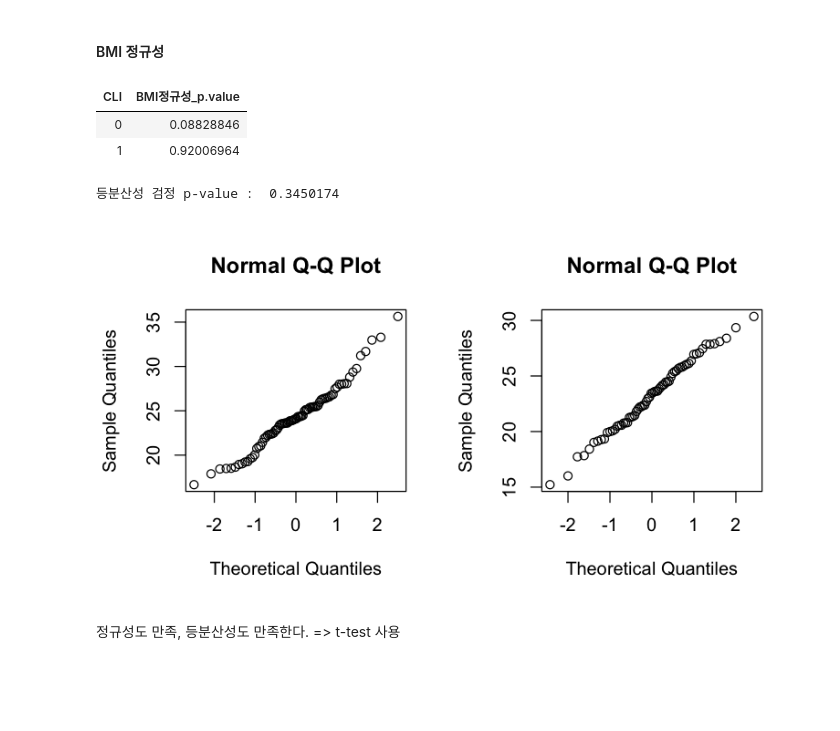
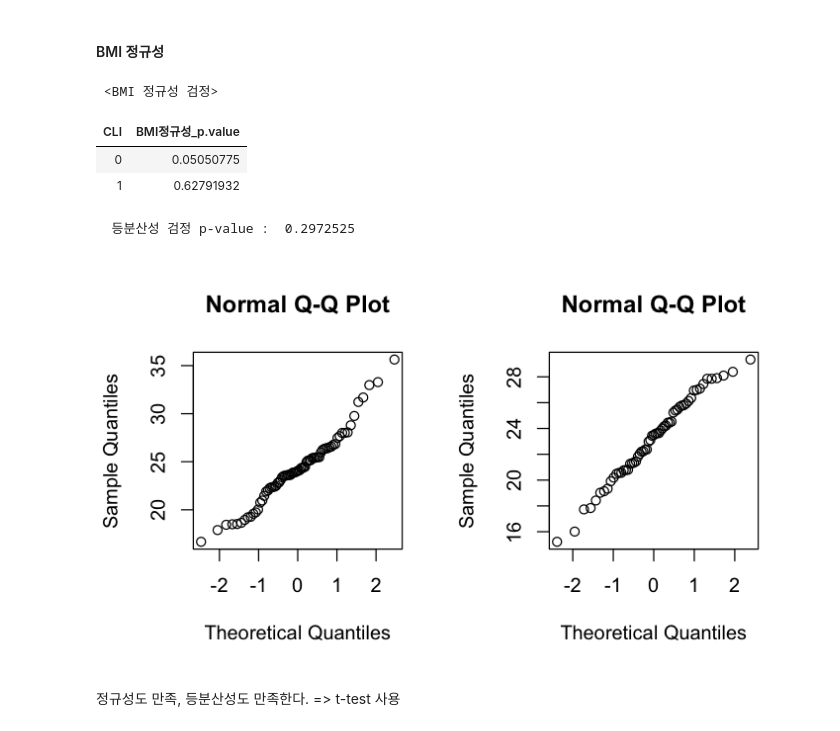
Before and after one commit to JungOhLee/CKDwithCLI, a Jupyter notebook: DA1-CLIDemo.ipynb, the cells around one changed output. Drawn from its saved outputs; the diff is of its cells as text; code cells hidden in the pictures; blank space fills up the shorter version.

```diff
--- a/DA1-CLIDemo.ipynb
+++ b/DA1-CLIDemo.ipynb
@@ -56,3 +42,4 @@ library(xlsx)
 data <- read.xlsx("../EPCinCKD_201802.xlsx", sheetIndex = 1)
 # 필요한 데이터만 추출(이름, ID 제거, 150행까지)
 data <- data[1:150,-c(1,2)]
+data <- data[complete.cases(data),]
@@ -275,22 +257,24 @@ cat("등분산성 검정 p-value : ", var.anal$p.value)
 # %% [markdown]
 #### BMI 정규성
 # %%
-options(repr.plot.width=6.5, repr.plot.height=3.5)
+options(repr.plot.width=6, repr.plot.height=3.5)
 par(mfrow = c(1, 2))
 p1 <- data %>% filter(CLI==0) %>% with(qqnorm(BMI))
 p2 <- data %>% filter(CLI==1) %>% with(qqnorm(BMI))
 
 result <- data %>% group_by(CLI)%>% summarise(BMI정규성_p.value = shapiro.test(BMI)$p.value)
 var.anal <- var.test(data$BMI ~ data$CLI)
 
+cat("\n <BMI 정규성 검정>\n")
 result
-cat("등분산성 검정 p-value : ", var.anal$p.value)
+cat("  등분산성 검정 p-value : ", var.anal$p.value)
 # %% [output]
+ <BMI 정규성 검정>
 | CLI | BMI정규성_p.value |
-| 0 | 0.08828846 |
-| 1 | 0.92006964 |
+| 0 | 0.05050775 |
+| 1 | 0.62791932 |
-등분산성 검정 p-value :  0.3450174
+  등분산성 검정 p-value :  0.2972525
-[figure, old version]
+[figure, new version]
 # %% [markdown]
 정규성도 만족, 등분산성도 만족한다. => t-test 사용
 # %% [markdown]
```
Also changed, not shown: parts of 43 cells of this notebook, 2 other files.
